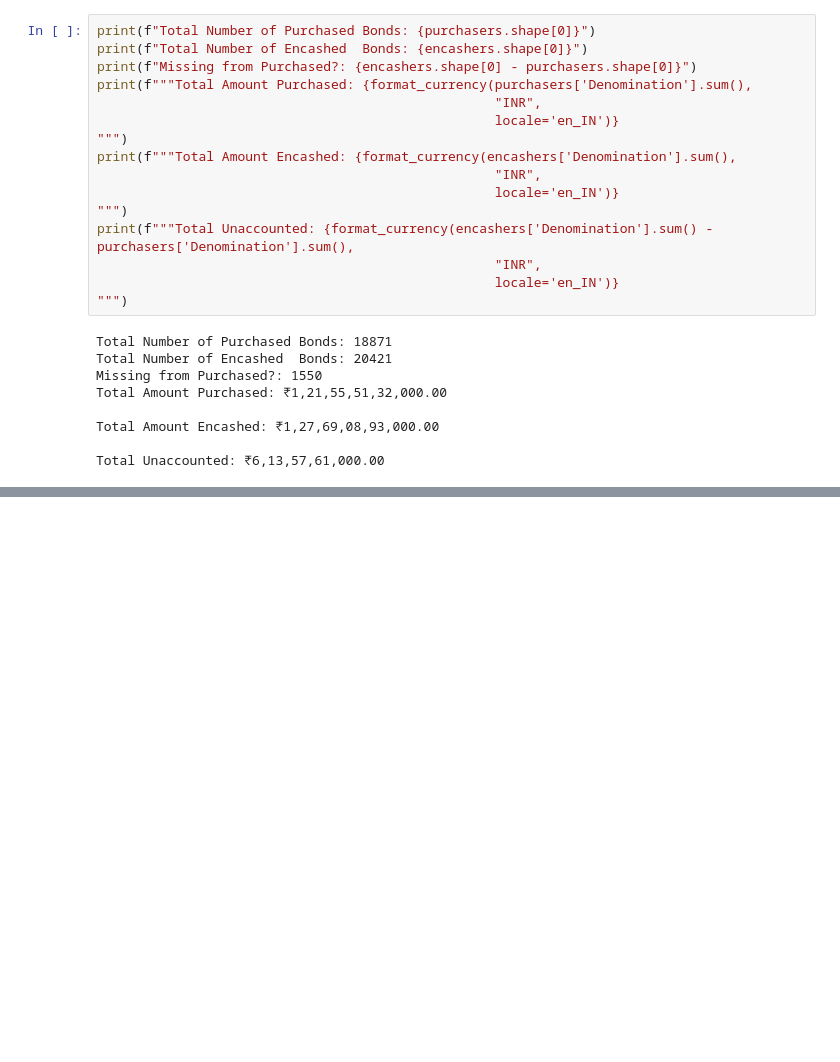
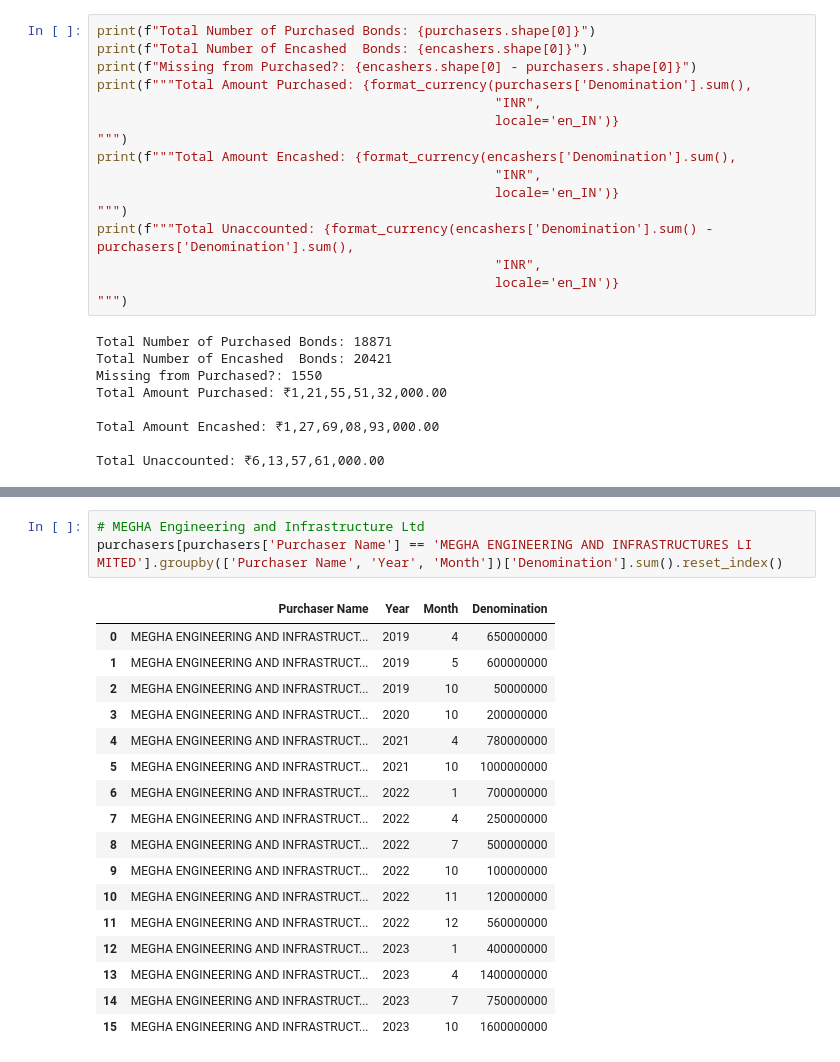
Before and after one commit to ygivenx/Electoral-Bond-Scam, a Jupyter notebook: 1-analysis.ipynb, the cells around one changed output, grey strips where cells are left out. Drawn from its saved outputs; the diff is of its cells as text; blank space fills up the shorter version.

```diff
--- a/1-analysis.ipynb
+++ b/1-analysis.ipynb
@@ -125,0 +146,21 @@ df.fillna(0, inplace=True)
+# %%
+# MEGHA Engineering and Infrastructure Ltd
+purchasers[purchasers['Purchaser Name'] == 'MEGHA ENGINEERING AND INFRASTRUCTURES LI MITED'].groupby(['Purchaser Name', 'Year', 'Month'])['Denomination'].sum().reset_index()
+# %% [output]
+|  | Purchaser Name | Year | Month | Denomination |
+| 0 | MEGHA ENGINEERING AND INFRASTRUCT... | 2019 | 4 | 650000000 |
+| 1 | MEGHA ENGINEERING AND INFRASTRUCT... | 2019 | 5 | 600000000 |
+| 2 | MEGHA ENGINEERING AND INFRASTRUCT... | 2019 | 10 | 50000000 |
+| 3 | MEGHA ENGINEERING AND INFRASTRUCT... | 2020 | 10 | 200000000 |
+| 4 | MEGHA ENGINEERING AND INFRASTRUCT... | 2021 | 4 | 780000000 |
+| 5 | MEGHA ENGINEERING AND INFRASTRUCT... | 2021 | 10 | 1000000000 |
+| 6 | MEGHA ENGINEERING AND INFRASTRUCT... | 2022 | 1 | 700000000 |
+| 7 | MEGHA ENGINEERING AND INFRASTRUCT... | 2022 | 4 | 250000000 |
+| 8 | MEGHA ENGINEERING AND INFRASTRUCT... | 2022 | 7 | 500000000 |
+| 9 | MEGHA ENGINEERING AND INFRASTRUCT... | 2022 | 10 | 100000000 |
+| 10 | MEGHA ENGINEERING AND INFRASTRUCT... | 2022 | 11 | 120000000 |
+| 11 | MEGHA ENGINEERING AND INFRASTRUCT... | 2022 | 12 | 560000000 |
+| 12 | MEGHA ENGINEERING AND INFRASTRUCT... | 2023 | 1 | 400000000 |
+| 13 | MEGHA ENGINEERING AND INFRASTRUCT... | 2023 | 4 | 1400000000 |
+| 14 | MEGHA ENGINEERING AND INFRASTRUCT... | 2023 | 7 | 750000000 |
+| 15 | MEGHA ENGINEERING AND INFRASTRUCT... | 2023 | 10 | 1600000000 |
```
Also changed, not shown: parts of 19 cells of this notebook.
